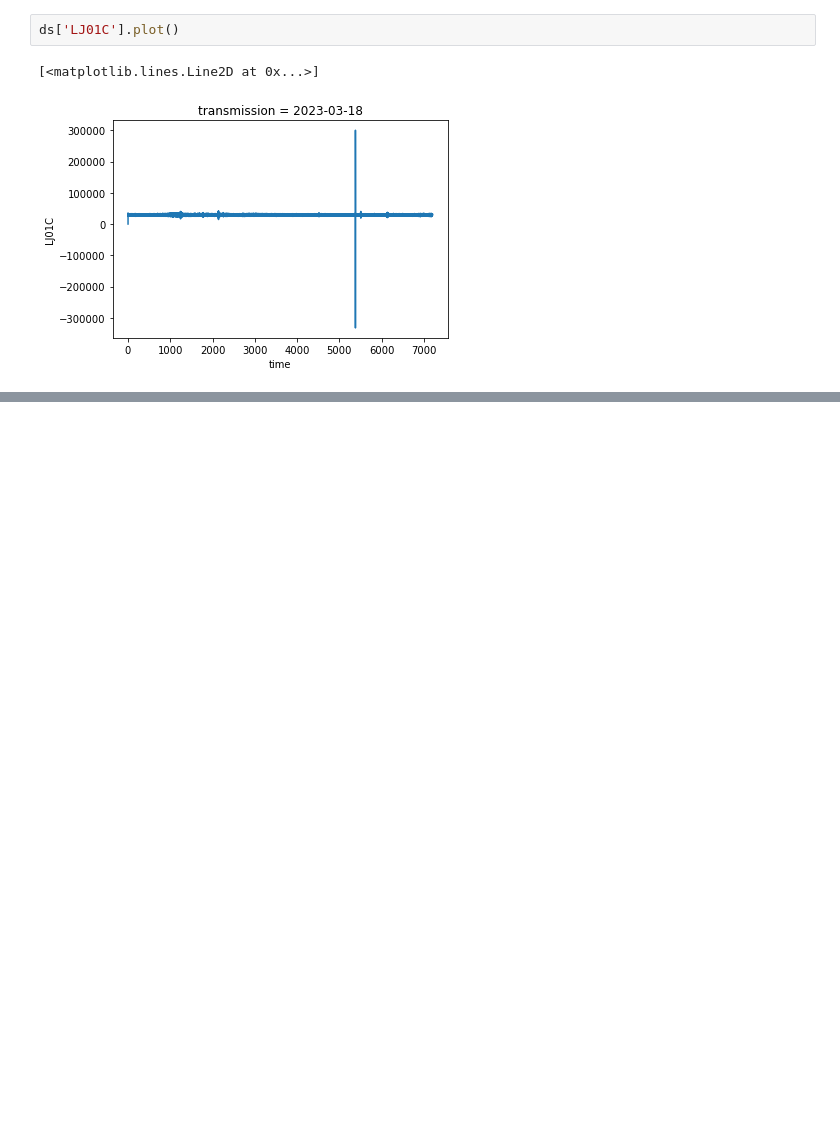
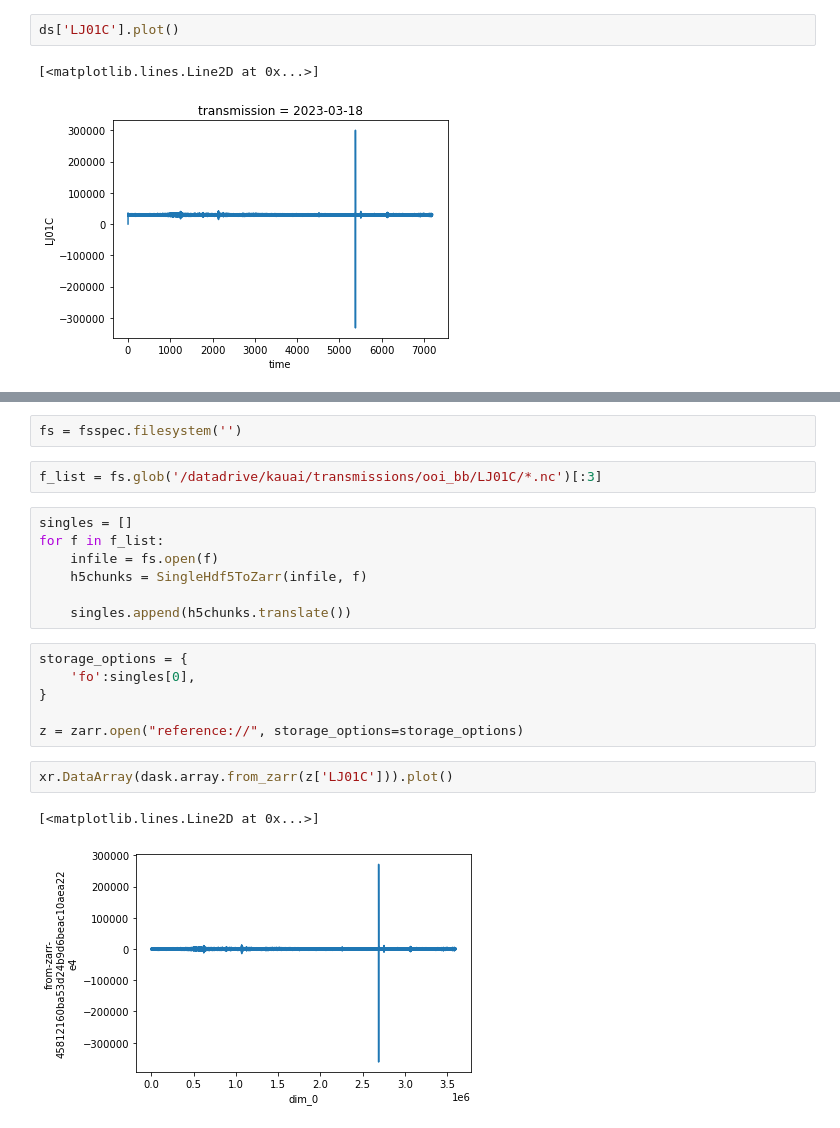
Before and after one commit to John-Ragland/kaooi, a Jupyter notebook: dev_notebooks/bb_testing.ipynb, the cells around one changed output, grey strips where cells are left out. Drawn from its saved outputs; the diff is of its cells as text; blank space fills up the shorter version.

```diff
--- a/dev_notebooks/bb_testing.ipynb
+++ b/dev_notebooks/bb_testing.ipynb
@@ -48,0 +128,22 @@ ds['LJ01C'].plot()
+# %%
+fs = fsspec.filesystem('')
+# %%
+f_list = fs.glob('/datadrive/kauai/transmissions/ooi_bb/LJ01C/*.nc')[:3]
+# %%
+singles = []
+for f in f_list:
+    infile = fs.open(f)
+    h5chunks = SingleHdf5ToZarr(infile, f)
+
+    singles.append(h5chunks.translate())
+# %%
+storage_options = {
+    'fo':singles[0],
+}
+
+z = zarr.open("reference://", storage_options=storage_options)
+# %%
+xr.DataArray(dask.array.from_zarr(z['LJ01C'])).plot()
+# %% [output]
+[<matplotlib.lines.Line2D at 0x...>]
+[figure, added]
```
Also changed, not shown: parts of 13 cells of this notebook, 1 other file.
